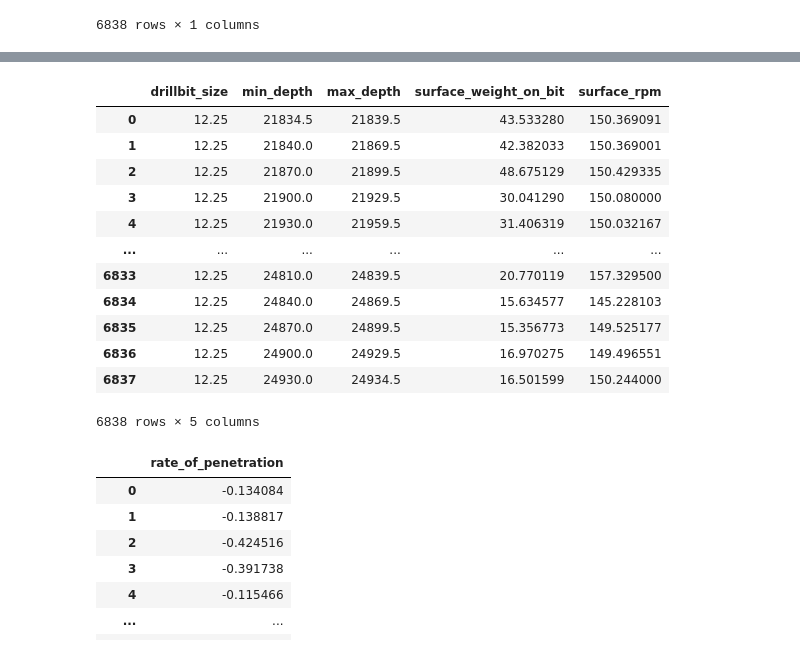
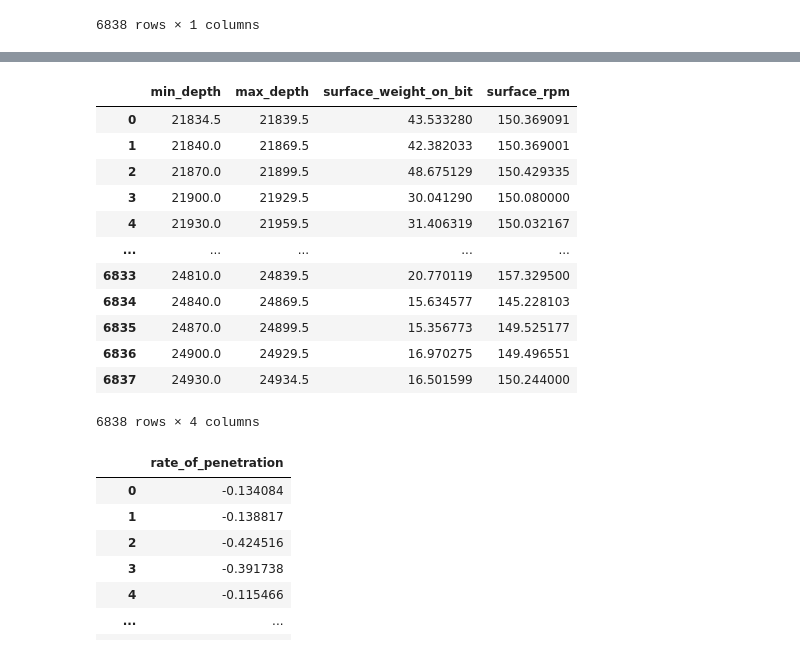
Before and after one commit to dtang5/Datathon_2020, a Jupyter notebook: dt_regularization.ipynb, the cells around one changed output, grey strips where cells are left out. Drawn from its saved outputs; the diff is of its cells as text; code cells hidden in the pictures.

```diff
--- a/dt_regularization.ipynb
+++ b/dt_regularization.ipynb
@@ -13,6 +13,6 @@ path_to_csv = "/content/drive/My Drive/Datathon_2020/filesForStartOfDatathon/"
 import pandas as pd
 import numpy as np
 
-data = pd.read_csv(path_to_csv + "Clean Data.csv")
+data = pd.read_csv(path_to_csv + "One Hot.csv")
 data.head()
 # %% [output]
@@ -39,3 +40,6 @@ y
 | 6836 | 66.639130 |
 | 6837 | 66.986291 |
 6838 rows × 1 columns
+# %%
+x = data.iloc[:, 2:7]
+x
@@ -42,21 +60,20 @@ y
 # %%
-x = data.iloc[:, 6:]
 x = x.loc[:, x.columns != "rate_of_penetration"]
 x
 # %% [output]
-|  | drillbit_size | min_depth | max_depth | surface_weight_on_bit | surface_rpm |
-| 0 | 12.25 | 21834.5 | 21839.5 | 43.533280 | 150.369091 |
-| 1 | 12.25 | 21840.0 | 21869.5 | 42.382033 | 150.369001 |
-| 2 | 12.25 | 21870.0 | 21899.5 | 48.675129 | 150.429335 |
-| 3 | 12.25 | 21900.0 | 21929.5 | 30.041290 | 150.080000 |
-| 4 | 12.25 | 21930.0 | 21959.5 | 31.406319 | 150.032167 |
-| ... | ... | ... | ... | ... | ... |
-| 6833 | 12.25 | 24810.0 | 24839.5 | 20.770119 | 157.329500 |
-| 6834 | 12.25 | 24840.0 | 24869.5 | 15.634577 | 145.228103 |
-| 6835 | 12.25 | 24870.0 | 24899.5 | 15.356773 | 149.525177 |
-| 6836 | 12.25 | 24900.0 | 24929.5 | 16.970275 | 149.496551 |
-| 6837 | 12.25 | 24930.0 | 24934.5 | 16.501599 | 150.244000 |
+|  | min_depth | max_depth | surface_weight_on_bit | surface_rpm |
+| 0 | 21834.5 | 21839.5 | 43.533280 | 150.369091 |
+| 1 | 21840.0 | 21869.5 | 42.382033 | 150.369001 |
+| 2 | 21870.0 | 21899.5 | 48.675129 | 150.429335 |
+| 3 | 21900.0 | 21929.5 | 30.041290 | 150.080000 |
+| 4 | 21930.0 | 21959.5 | 31.406319 | 150.032167 |
+| ... | ... | ... | ... | ... |
+| 6833 | 24810.0 | 24839.5 | 20.770119 | 157.329500 |
+| 6834 | 24840.0 | 24869.5 | 15.634577 | 145.228103 |
+| 6835 | 24870.0 | 24899.5 | 15.356773 | 149.525177 |
+| 6836 | 24900.0 | 24929.5 | 16.970275 | 149.496551 |
+| 6837 | 24930.0 | 24934.5 | 16.501599 | 150.244000 |
-6838 rows × 5 columns
+6838 rows × 4 columns
 # %%
 y_norm = (y - y.mean())/y.std()
 y_norm
```
Also changed, not shown: parts of 7 cells of this notebook, 1 other file.
